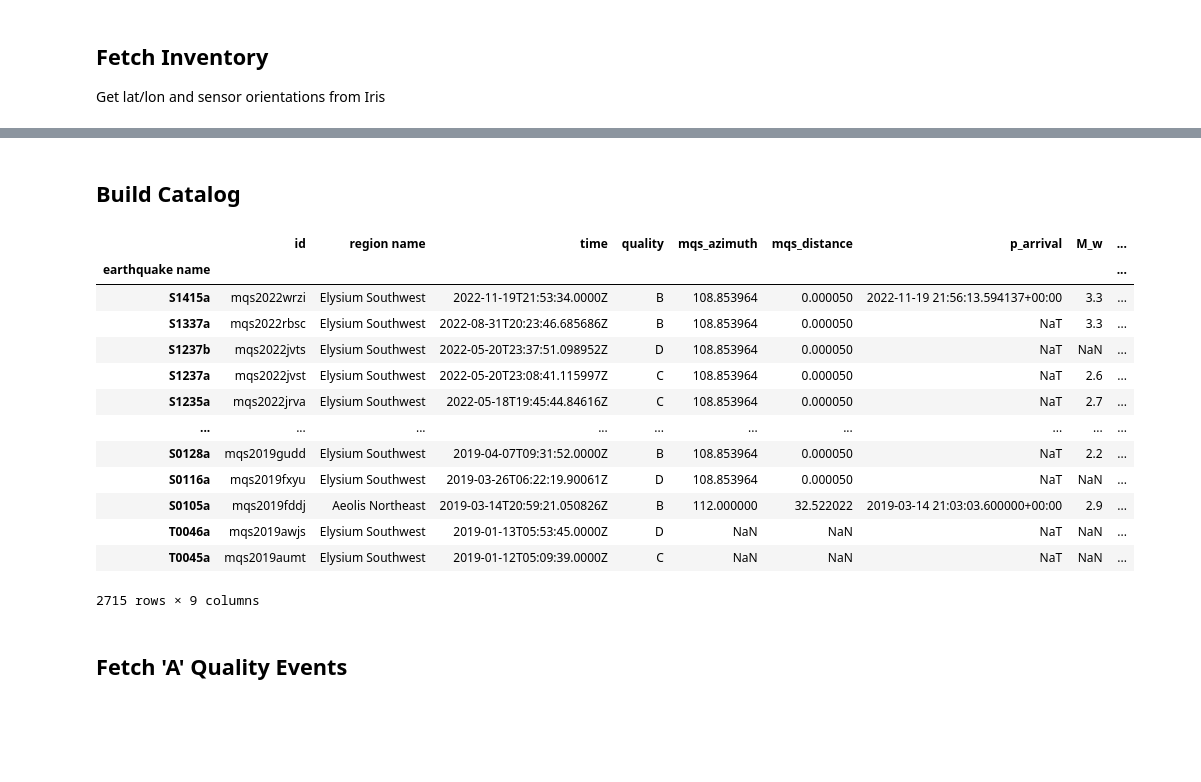
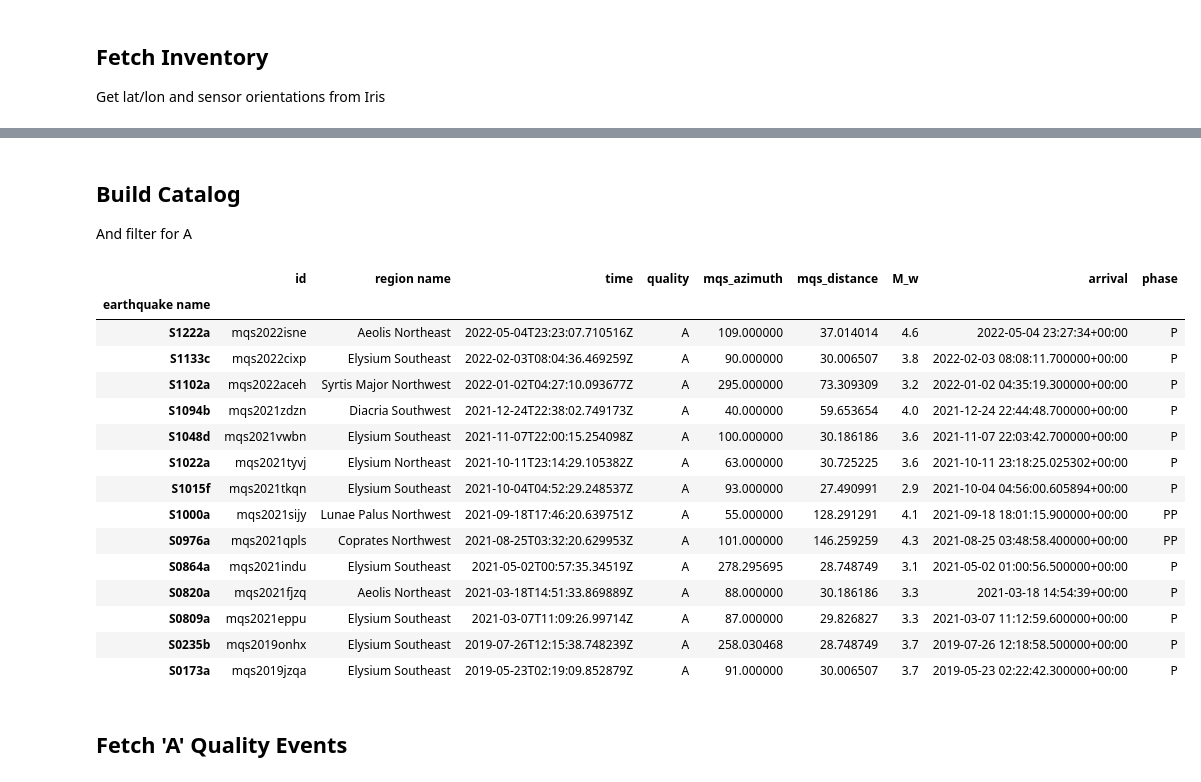
Before and after one commit to t0mmyt/insight-notebooks, a Jupyter notebook: notebooks/data_prep.ipynb, the cells around one changed output, grey strips where cells are left out. Drawn from its saved outputs; the diff is of its cells as text; code cells hidden in the pictures; blank space fills up the shorter version.

```diff
--- a/notebooks/data_prep.ipynb
+++ b/notebooks/data_prep.ipynb
@@ -48,25 +55,39 @@ bh_orientations = {
 # %% [markdown]
 ## Build Catalog
+And filter for A
 # %%
 cb = InsightCatalog(CATALOG_BASE_URL + CATALOG_EXT, DATA_DIR)
 catalog = cb.parse()
 events = catalog.events.set_index("earthquake name")
-events
+events_a = events[events["quality"] == "A"]
+
+def first_phase(evt: pd.Series) -> dict:
+    if not pd.isnull(evt.p_arrival):
+        return {"arrival": evt.p_arrival, "phase": "P"}
+    if not pd.isnull(evt.pp_arrival):
+        return {"arrival": evt.pp_arrival, "phase": "PP"}
+    raise ValueError(f"No P/PP phase found for {evt.index}")
+
+events_a = pd.concat((events_a, events_a.apply(first_phase, axis="columns", result_type="expand")), axis="columns")
+events_a = events_a.drop(labels=["p_arrival", "pp_arrival"], axis="columns")
+events_a
 # %% [output]
-|  | id | region name | time | quality | mqs_azimuth | mqs_distance | p_arrival | M_w | ... |
-| earthquake name |  |  |  |  |  |  |  |  | ... |
-| S1415a | mqs2022wrzi | Elysium Southwest | 2022-11-19T21:53:34.0000Z | B | 108.853964 | 0.000050 | 2022-11-19 21:56:13.594137+00:00 | 3.3 | ... |
-| S1337a | mqs2022rbsc | Elysium Southwest | 2022-08-31T20:23:46.685686Z | B | 108.853964 | 0.000050 | NaT | 3.3 | ... |
-| S1237b | mqs2022jvts | Elysium Southwest | 2022-05-20T23:37:51.098952Z | D | 108.853964 | 0.000050 | NaT | NaN | ... |
-| S1237a | mqs2022jvst | Elysium Southwest | 2022-05-20T23:08:41.115997Z | C | 108.853964 | 0.000050 | NaT | 2.6 | ... |
-| S1235a | mqs2022jrva | Elysium Southwest | 2022-05-18T19:45:44.84616Z | C | 108.853964 | 0.000050 | NaT | 2.7 | ... |
-| ... | ... | ... | ... | ... | ... | ... | ... | ... | ... |
-| S0128a | mqs2019gudd | Elysium Southwest | 2019-04-07T09:31:52.0000Z | B | 108.853964 | 0.000050 | NaT | 2.2 | ... |
-| S0116a | mqs2019fxyu | Elysium Southwest | 2019-03-26T06:22:19.90061Z | D | 108.853964 | 0.000050 | NaT | NaN | ... |
-| S0105a | mqs2019fddj | Aeolis Northeast | 2019-03-14T20:59:21.050826Z | B | 112.000000 | 32.522022 | 2019-03-14 21:03:03.600000+00:00 | 2.9 | ... |
-| T0046a | mqs2019awjs | Elysium Southwest | 2019-01-13T05:53:45.0000Z | D | NaN | NaN | NaT | NaN | ... |
-| T0045a | mqs2019aumt | Elysium Southwest | 2019-01-12T05:09:39.0000Z | C | NaN | NaN | NaT | NaN | ... |
+|  | id | region name | time | quality | mqs_azimuth | mqs_distance | M_w | arrival | phase |
+| earthquake name |  |  |  |  |  |  |  |  |  |
+| S1222a | mqs2022isne | Aeolis Northeast | 2022-05-04T23:23:07.710516Z | A | 109.000000 | 37.014014 | 4.6 | 2022-05-04 23:27:34+00:00 | P |
+| S1133c | mqs2022cixp | Elysium Southeast | 2022-02-03T08:04:36.469259Z | A | 90.000000 | 30.006507 | 3.8 | 2022-02-03 08:08:11.700000+00:00 | P |
+| S1102a | mqs2022aceh | Syrtis Major Northwest | 2022-01-02T04:27:10.093677Z | A | 295.000000 | 73.309309 | 3.2 | 2022-01-02 04:35:19.300000+00:00 | P |
+| S1094b | mqs2021zdzn | Diacria Southwest | 2021-12-24T22:38:02.749173Z | A | 40.000000 | 59.653654 | 4.0 | 2021-12-24 22:44:48.700000+00:00 | P |
+| S1048d | mqs2021vwbn | Elysium Southeast | 2021-11-07T22:00:15.254098Z | A | 100.000000 | 30.186186 | 3.6 | 2021-11-07 22:03:42.700000+00:00 | P |
+| S1022a | mqs2021tyvj | Elysium Northeast | 2021-10-11T23:14:29.105382Z | A | 63.000000 | 30.725225 | 3.6 | 2021-10-11 23:18:25.025302+00:00 | P |
+| S1015f | mqs2021tkqn | Elysium Southeast | 2021-10-04T04:52:29.248537Z | A | 93.000000 | 27.490991 | 2.9 | 2021-10-04 04:56:00.605894+00:00 | P |
+| S1000a | mqs2021sijy | Lunae Palus Northwest | 2021-09-18T17:46:20.639751Z | A | 55.000000 | 128.291291 | 4.1 | 2021-09-18 18:01:15.900000+00:00 | PP |
+| S0976a | mqs2021qpls | Coprates Northwest | 2021-08-25T03:32:20.629953Z | A | 101.000000 | 146.259259 | 4.3 | 2021-08-25 03:48:58.400000+00:00 | PP |
+| S0864a | mqs2021indu | Elysium Southeast | 2021-05-02T00:57:35.34519Z | A | 278.295695 | 28.748749 | 3.1 | 2021-05-02 01:00:56.500000+00:00 | P |
+| S0820a | mqs2021fjzq | Aeolis Northeast | 2021-03-18T14:51:33.869889Z | A | 88.000000 | 30.186186 | 3.3 | 2021-03-18 14:54:39+00:00 | P |
+| S0809a | mqs2021eppu | Elysium Southeast | 2021-03-07T11:09:26.99714Z | A | 87.000000 | 29.826827 | 3.3 | 2021-03-07 11:12:59.600000+00:00 | P |
+| S0235b | mqs2019onhx | Elysium Southeast | 2019-07-26T12:15:38.748239Z | A | 258.030468 | 28.748749 | 3.7 | 2019-07-26 12:18:58.500000+00:00 | P |
+| S0173a | mqs2019jzqa | Elysium Southeast | 2019-05-23T02:19:09.852879Z | A | 91.000000 | 30.006507 | 3.7 | 2019-05-23 02:22:42.300000+00:00 | P |
-2715 rows × 9 columns
 # %% [markdown]
 ## Fetch 'A' Quality Events
 # %%
```
Also changed, not shown: parts of 7 cells of this notebook, 10 other files.
